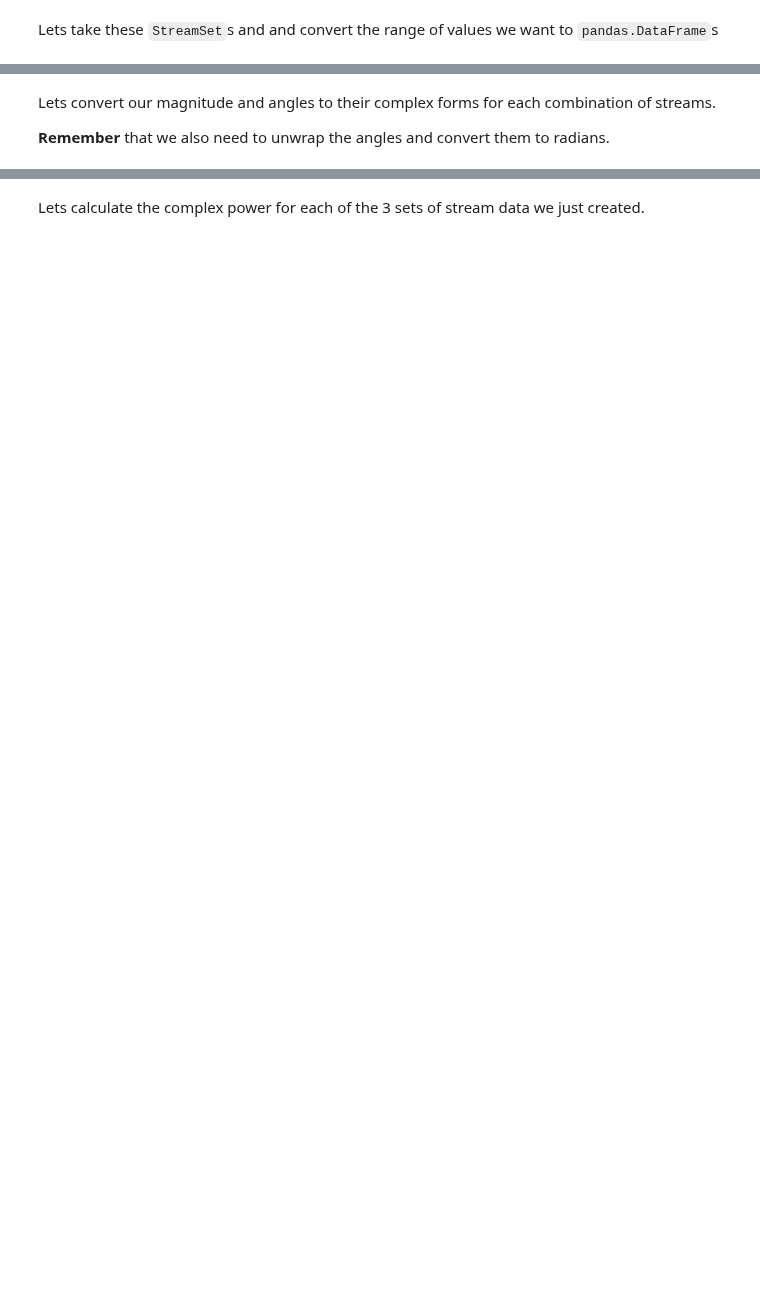
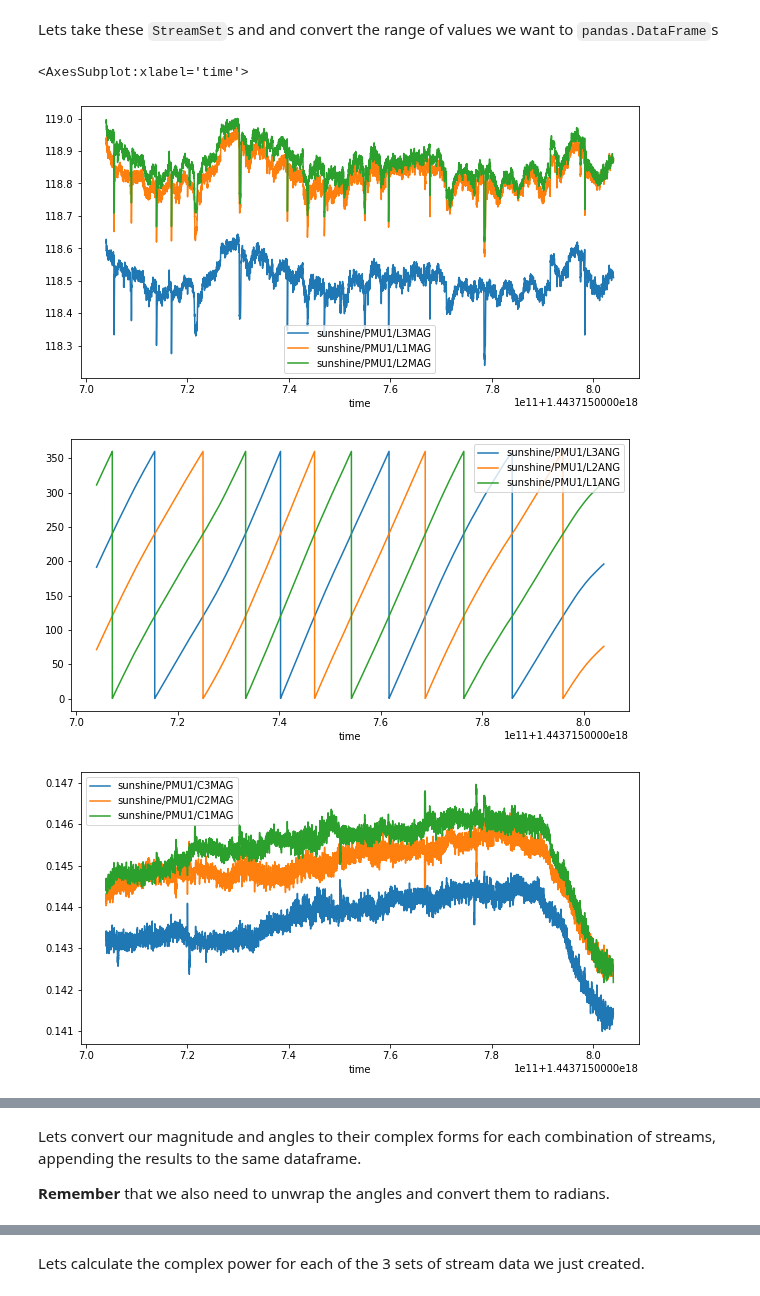
Before and after one commit to PingThingsIO/ni4ai-notebooks, a Jupyter notebook: tutorials/11 - Calculating Complex Power from Sunshine Dataset.ipynb, the cells around one changed output, grey strips where cells are left out. Drawn from its saved outputs; the diff is of its cells as text; code cells hidden in the pictures; blank space fills up the shorter version.

```diff
--- a/tutorials/11 - Calculating Complex Power from Sunshine Dataset.ipynb
+++ b/tutorials/11 - Calculating Complex Power from Sunshine Dataset.ipynb
@@ -29,5 +29,8 @@ from tabulate import tabulate
 from pprint import pprint
 from typing import List, Tuple
 from matplotlib import pyplot as plt
+# %%
+# A figure size to use throughout for plotting
+figsize = (10, 5)
 # %% [markdown]
 # Connect To Server
@@ -155,6 +253,13 @@ Lets take these `StreamSet`s and and convert the range of values we want to `pan
 # %%
 pmu1_voltage_df = pmu1_l.filter(start=start, end=end).to_dataframe()
 pmu1_current_df = pmu1_c.filter(start=start, end=end).to_dataframe()
 
-display(pmu1_voltage_df)
-display(pmu1_current_df)
+pmu1_voltage_df[pmu1_voltage_df.filter(like='MAG').columns].plot(figsize=figsize)
+pmu1_voltage_df[pmu1_voltage_df.filter(like='ANG').columns].plot(figsize=figsize)
+pmu1_current_df[pmu1_current_df.filter(like='MAG').columns].plot(figsize=figsize)
+pmu1_current_df[pmu1_current_df.filter(like='ANG').columns].plot(figsize=figsize)
+# %% [output]
+<AxesSubplot:xlabel='time'>
+[figure, added]
+[figure, added]
+[figure, added]
@@ -161,5 +267,5 @@ display(pmu1_current_df)
 # %% [markdown]
-Lets convert our magnitude and angles to their complex forms for each combination of streams.
+Lets convert our magnitude and angles to their complex forms for each combination of streams, appending the results to the same dataframe.
 
 **Remember** that we also need to unwrap the angles and convert them to radians.
 # %%
```
Also changed, not shown: parts of 31 cells of this notebook.
